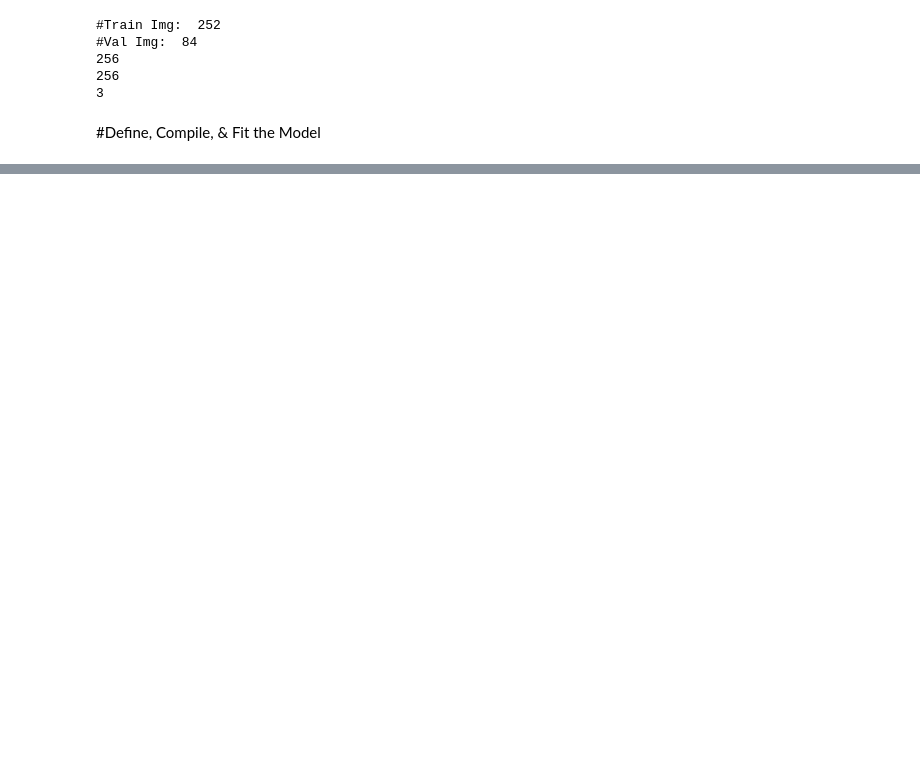
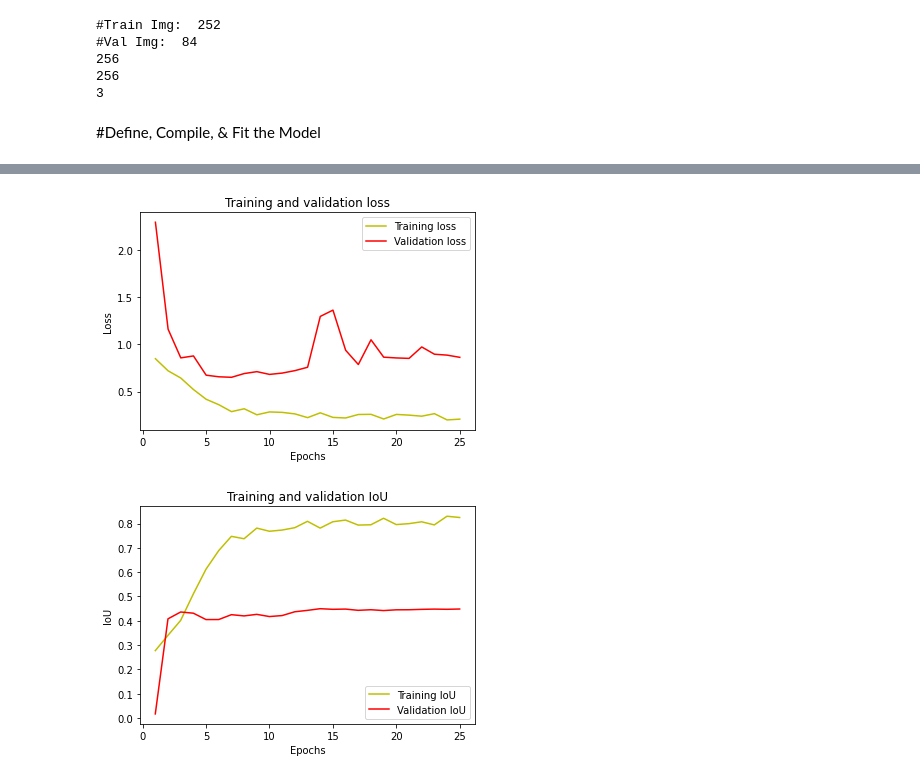
Before and after one commit to Aliii98/UNetCellSegmentationModel, a Jupyter notebook: CellSeg_UNet_ResNet34_W_Patchify.ipynb, the cells around one changed output, grey strips where cells are left out. Drawn from its saved outputs; the diff is of its cells as text; code cells hidden in the pictures; blank space fills up the shorter version.

```diff
--- a/CellSeg_UNet_ResNet34_W_Patchify.ipynb
+++ b/CellSeg_UNet_ResNet34_W_Patchify.ipynb
@@ -128,7 +164,7 @@ for path, subdirs, files in os.walk(mask_dir):
 
     masks = os.listdir(path)  #List of all image names in this subdirectory
     for i, mask_name in enumerate(sorted(masks)):
-        if mask_name.endswith(".tif"):
+        if mask_name.endswith(".png"):
             mask = cv2.imread(path+"/"+mask_name, 0)  #Read each image as Grey (or color but remember to map each color to an integer)
             SIZE_X = (mask.shape[1]//patch_size)*patch_size #Nearest size divisible by our patch size
             SIZE_Y = (mask.shape[0]//patch_size)*patch_size #Nearest size divisible by our patch size
@@ -151,5 +187,5 @@ for path, subdirs, files in os.walk(mask_dir):
                     #single_patch_img = (single_patch_img.astype('float32')) / 255. #No need to scale masks, but you can do it if you want
                     #single_patch_mask = single_patch_mask[0] #Drop the extra unecessary dimension that patchify adds.
                     cv2.imwrite(after_patchify_input_dir+"masks/"+
-                               mask_name.rsplit('.', 1)[0]+"patch_"+str(i)+str(j)+".tif", single_patch_mask)
+                               mask_name.rsplit('.', 1)[0]+"patch_"+str(i)+str(j)+".png", single_patch_mask)
 # %% [output]
@@ -307,6 +340,7 @@ n_classes=2
 
 from sklearn.preprocessing import MinMaxScaler
 scaler = MinMaxScaler()
+scaler.clip = False
 from keras.utils import to_categorical
 
 #Use this to preprocess input for transfer learning
@@ -436,6 +485,7 @@ n_classes=2
 ################################################################
 #Define the model
 # define model
+sm.set_framework('tf.keras')
 model = sm.Unet(BACKBONE, encoder_weights='imagenet',
                 input_shape=(IMG_HEIGHT, IMG_WIDTH, IMG_CHANNELS),
                 classes=n_classes, activation='sigmoid')
@@ -444,6 +494,6 @@ model.compile('Adam', loss=sm.losses.binary_focal_jaccard_loss, metrics=[sm.metr
 #Other losses to try: categorical_focal_dice_loss, cce_jaccard_loss, cce_dice_loss, categorical_focal_loss
 
 #model.compile(optimizer='adam', loss='categorical_crossentropy', metrics=metrics)
-print(model.summary())
+#print(model.summary())
 print(model.input_shape)
 # %% [output]
@@ -473,12 +501,20 @@ False
 # %%
+%xmode Verbose
 #Fit the model
 #Train the model.
+from segmentation_models.utils import set_regularization
+checkpoint_filepath = cellseg_dir + "model/tmp/checkpoint_model.hdf5"
+model_checkpoint_callback = tf.keras.callbacks.ModelCheckpoint(
+    filepath=checkpoint_filepath,
+    save_freq="epoch",
+    save_weights_only=False
+)
+set_regularization(model, kernel_regularizer=keras.regularizers.l2(0.001),bias_regularizer=keras.regularizers.l2(0.001))
 history=model.fit(train_img_gen,
           steps_per_epoch=steps_per_epoch,
           epochs=25,
+          callbacks=[model_checkpoint_callback],
           verbose=1,
           validation_data=val_img_gen,
           validation_steps=val_steps_per_epoch)
-
-model.save('cellseg_25_epochs_RESNET_backbone_batch16.hdf5')
 # %% [output]
@@ -486,0 +541,29 @@ AttributeError: ignored
+# %%
+##################################################################
+#plot the training and validation IoU and loss at each epoch
+loss = history.history['loss']
+val_loss = history.history['val_loss']
+epochs = range(1, len(loss) + 1)
+plt.plot(epochs, loss, 'y', label='Training loss')
+plt.plot(epochs, val_loss, 'r', label='Validation loss')
+plt.title('Training and validation loss')
+plt.xlabel('Epochs')
+plt.ylabel('Loss')
+plt.legend()
+plt.show()
+
+acc = history.history['iou_score']
+val_acc = history.history['val_iou_score']
+
+plt.plot(epochs, acc, 'y', label='Training IoU')
+plt.plot(epochs, val_acc, 'r', label='Validation IoU')
+plt.title('Training and validation IoU')
+plt.xlabel('Epochs')
+plt.ylabel('IoU')
+plt.legend()
+plt.show()
+
+#####################################################
+# %% [output]
+[figure, added]
+[figure, added]
```
Also changed, not shown: parts of 31 cells of this notebook.
